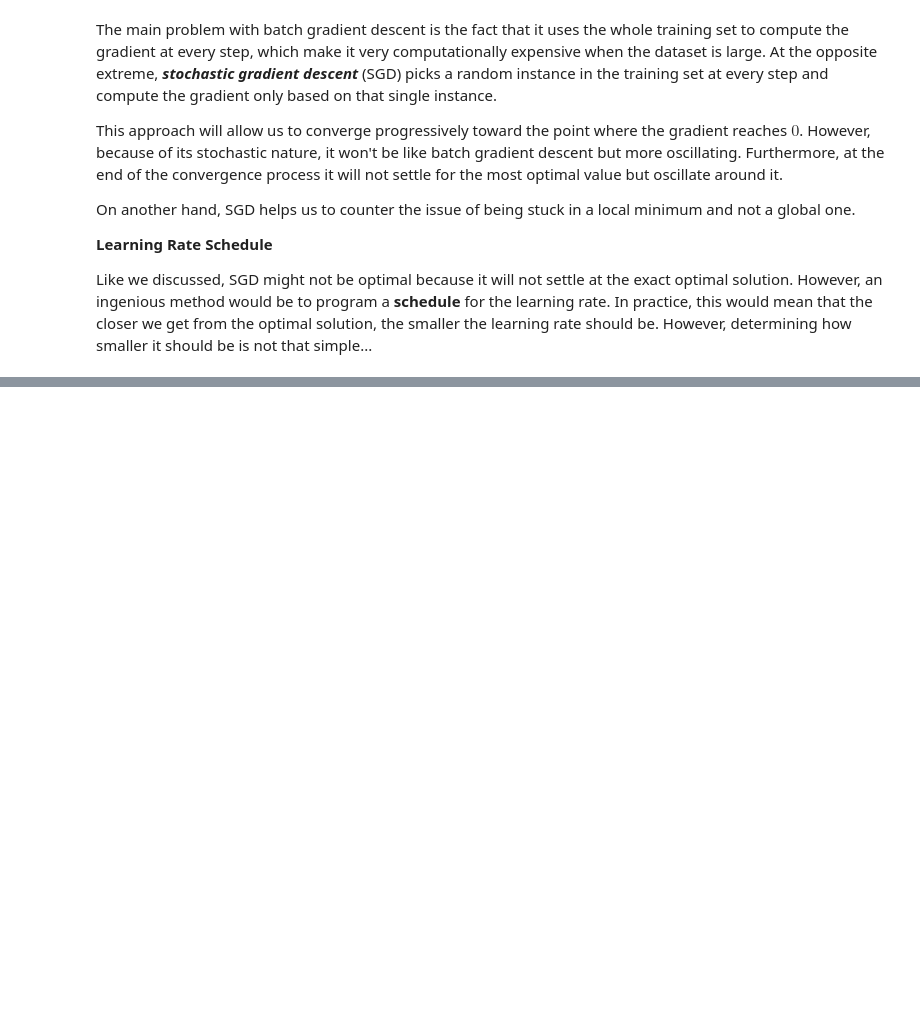
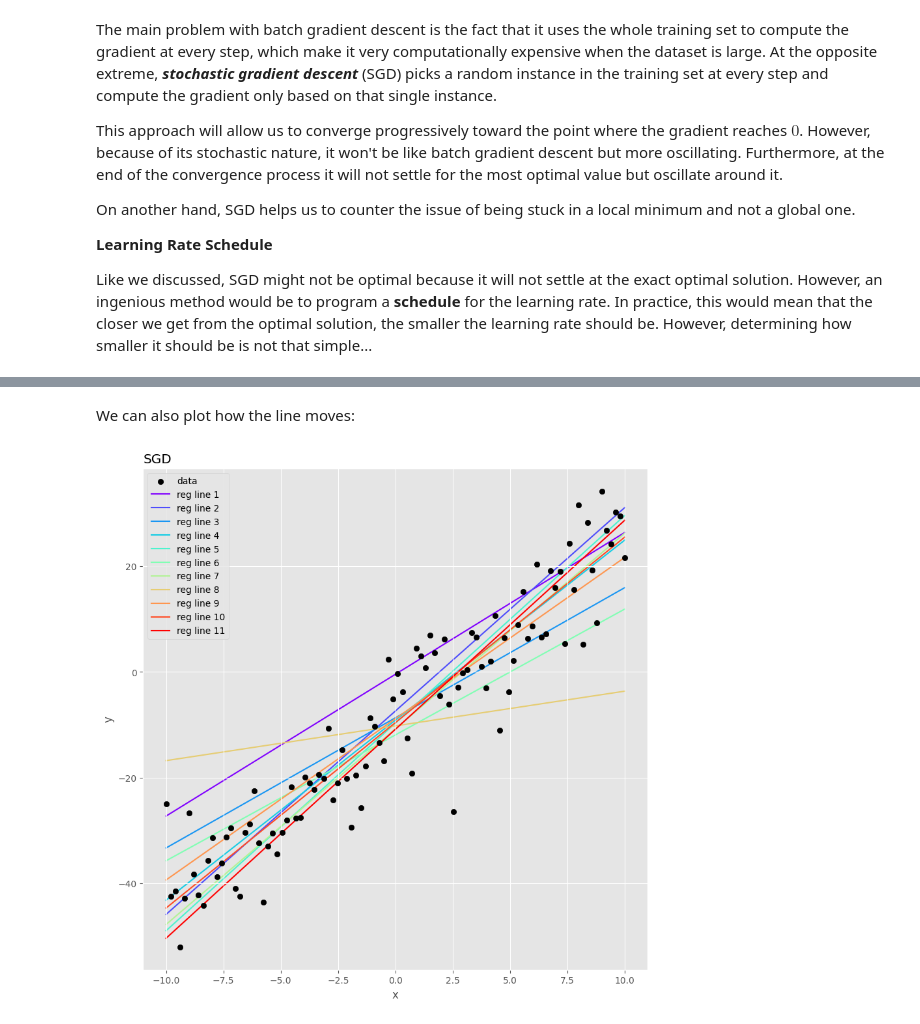
Before and after one commit to YVYX04/ML_First_Steps, a Jupyter notebook: 04_Training_Models.ipynb, the cells around one changed output, grey strips where cells are left out. Cells and saved outputs as stored; diff of their text form; code cells hidden in the pictures; blank space fills up the shorter version.

```diff
--- a/04_Training_Models.ipynb
+++ b/04_Training_Models.ipynb
@@ -499,0 +577,25 @@ Like we discussed, SGD might not be optimal because it will not settle at the ex
+# %% [markdown]
+We can also plot how the line moves:
+# %%
+fig, ax = plt.subplots(figsize=(10, 10))
+
+# the data points:
+ax.scatter(x, y, color='black', label='data')
+
+# the linear regression lines:
+thetas_plot = [thetas[0], thetas[100], thetas[200], thetas[300], thetas[400], thetas[500], thetas[600], thetas[700], thetas[800], thetas[900], thetas[1000]]
+colors = cm.rainbow(np.linspace(0, 1, len(thetas_plot)))
+counter = 1
+for theta, color in zip(thetas_plot, colors):
+    y_pred = theta[0] + theta[1]*xs
+    ax.plot(xs, y_pred, color=color, alpha=1, zorder=0, label=f'reg line {counter}')
+    ax.legend()
+    counter += 1
+
+# aesthetics:
+ax.set_xlabel('x')
+ax.set_ylabel('y')
+ax.set_title('SGD', loc='left')
+plt.show()
+# %% [output]
+[figure, added]
```
Also changed, not shown: parts of 14 cells of this notebook.
